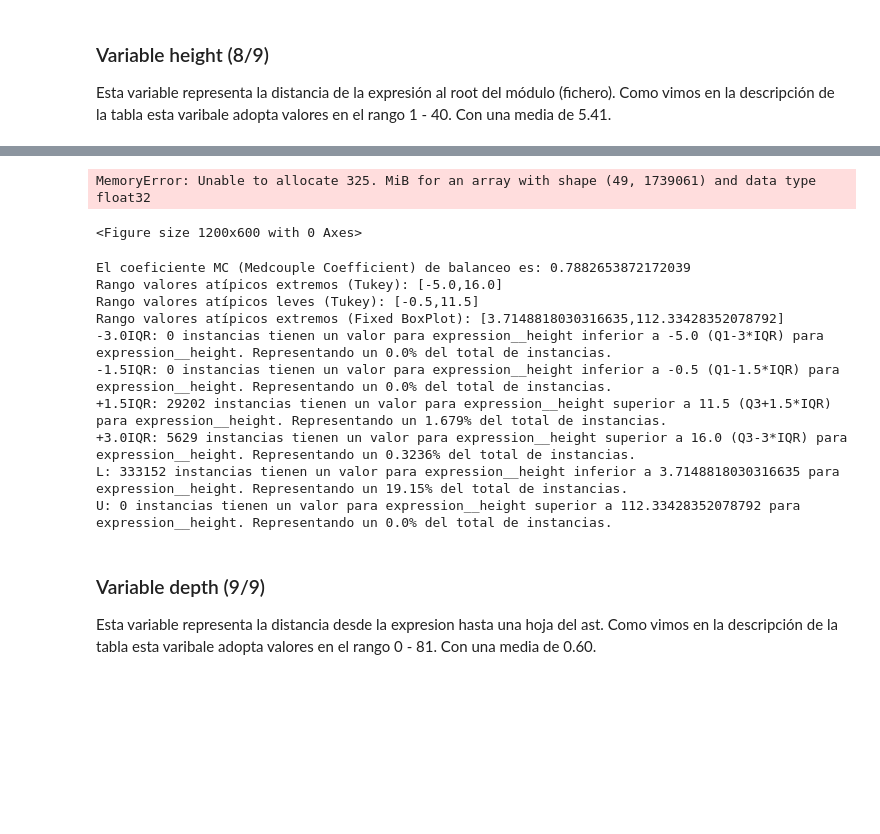
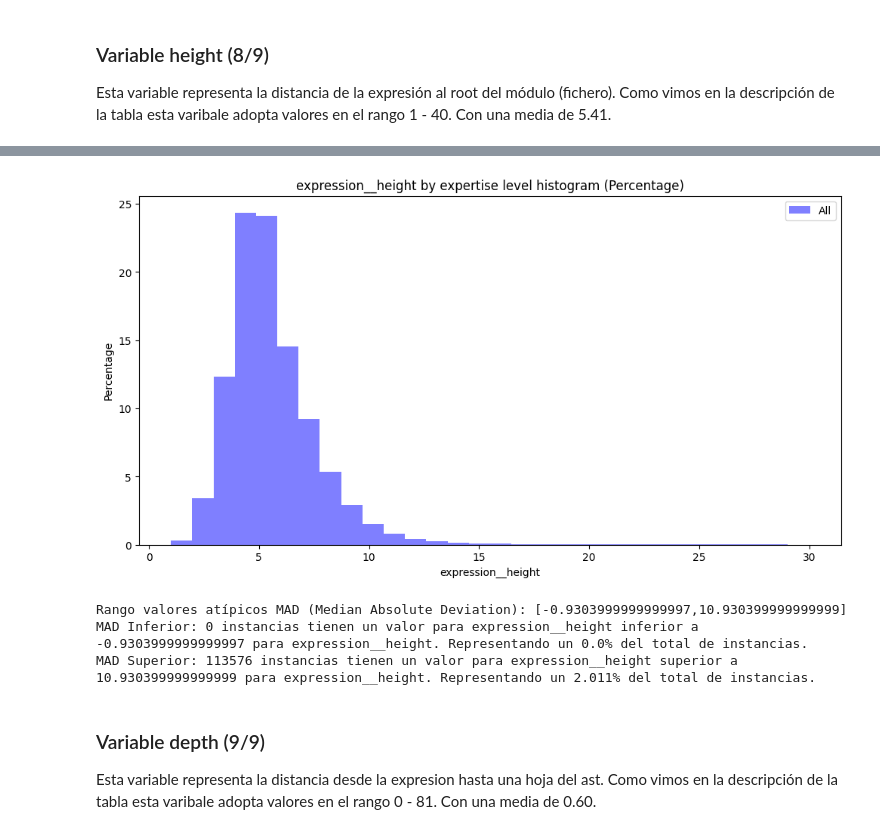
Before and after one commit to UO284262/PythonSourceCodeAnalysis, a Jupyter notebook: notebooks/10_expressions.ipynb, the cells around one changed output, grey strips where cells are left out. Saved outputs shown, nothing was run; the diff lists cells and outputs as text; code cells hidden in the pictures; blank space fills up the shorter version.

```diff
--- a/notebooks/10_expressions.ipynb
+++ b/notebooks/10_expressions.ipynb
@@ -525,22 +517,13 @@ sns.stripplot(X['expression__height'])
 # %%
 print_histogram(X, 'expression__height', 'expression__expertise_level', bins=30, include_beginners=False,max_value=30, include_experts=False)
-print_histogram(X, 'expression__height', 'expression__expertise_level', bins=30, include_all=False, max_value=30)
 # %% [output]
-MemoryError: Unable to allocate 325. MiB for an array with shape (49, 1739061) and data type float32
-<Figure size 1200x600 with 0 Axes>
+[figure, added]
 # %%
-print_outliers_for_df_column(X, 'expression__height')
+print_outliers_mad(X, 'expression__height', k=4)
 # %% [output]
-El coeficiente MC (Medcouple Coefficient) de balanceo es: 0.7882653872172039
-Rango valores atípicos extremos (Tukey): [-5.0,16.0]
-Rango valores atípicos leves (Tukey): [-0.5,11.5]
-Rango valores atípicos extremos (Fixed BoxPlot): [3.7148818030316635,112.33428352078792]
--3.0IQR: 0 instancias tienen un valor para expression__height inferior a -5.0 (Q1-3*IQR) para expression__height. Representando un 0.0% del total de instancias.
--1.5IQR: 0 instancias tienen un valor para expression__height inferior a -0.5 (Q1-1.5*IQR) para expression__height. Representando un 0.0% del total de instancias.
-+1.5IQR: 29202 instancias tienen un valor para expression__height superior a 11.5 (Q3+1.5*IQR) para expression__height. Representando un 1.679% del total de instancias.
-+3.0IQR: 5629 instancias tienen un valor para expression__height superior a 16.0 (Q3-3*IQR) para expression__height. Representando un 0.3236% del total de instancias.
-L: 333152 instancias tienen un valor para expression__height inferior a 3.7148818030316635 para expression__height. Representando un 19.15% del total de instancias.
-U: 0 instancias tienen un valor para expression__height superior a 112.33428352078792 para expression__height. Representando un 0.0% del total de instancias.
+Rango valores atípicos MAD (Median Absolute Deviation): [-0.9303999999999997,10.930399999999999]
+MAD Inferior: 0 instancias tienen un valor para expression__height inferior a -0.9303999999999997 para expression__height. Representando un 0.0% del total de instancias.
+MAD Superior: 113576 instancias tienen un valor para expression__height superior a 10.930399999999999 para expression__height. Representando un 2.011% del total de instancias.
 # %% [markdown]
 ### Variable depth (9/9)
 Esta variable representa la distancia desde la expresion hasta una hoja del ast. Como vimos en la descripción de la tabla esta varibale adopta valores en el rango 0 - 81. Con una media de 0.60.
```
Also changed, not shown: parts of 42 cells of this notebook, 3 other files.
